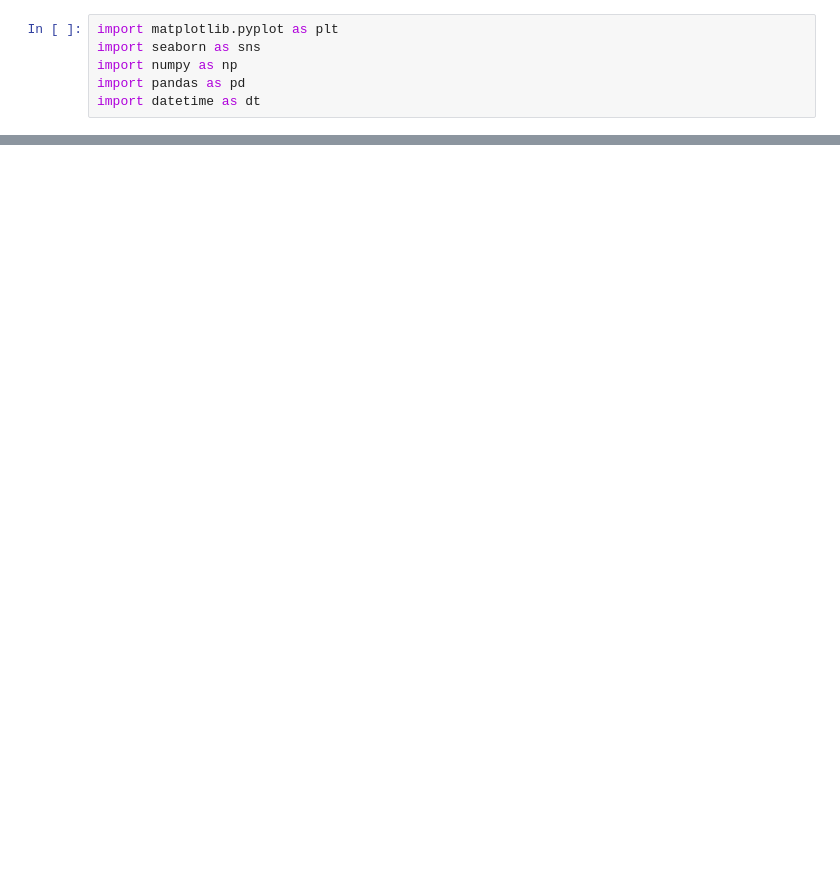
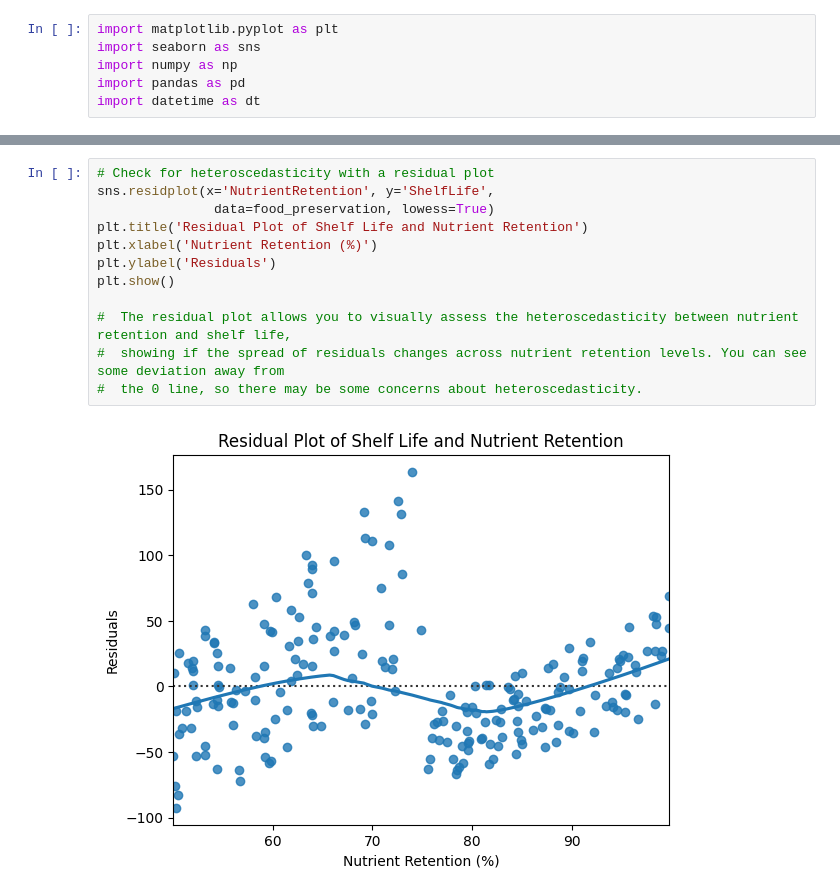
Before and after one commit to Rohanrathod7/my-ds-labs, a Jupyter notebook: 30_Experimental_Design_in_Python/04_Advanced_Insights_from_Experimental_Complexity.ipynb, the cells around one changed output, grey strips where cells are left out. Drawn from its saved outputs; the diff is of its cells as text; blank space fills up the shorter version.

```diff
--- a/30_Experimental_Design_in_Python/04_Advanced_Insights_from_Experimental_Complexity.ipynb
+++ b/30_Experimental_Design_in_Python/04_Advanced_Insights_from_Experimental_Complexity.ipynb
@@ -270,0 +134,14 @@ Kruskal  shipment_mode      2  125.096618  6.848799e-28
+# %%
+# Check for heteroscedasticity with a residual plot
+sns.residplot(x='NutrientRetention', y='ShelfLife',
+               data=food_preservation, lowess=True)
+plt.title('Residual Plot of Shelf Life and Nutrient Retention')
+plt.xlabel('Nutrient Retention (%)')
+plt.ylabel('Residuals')
+plt.show()
+
+#  The residual plot allows you to visually assess the heteroscedasticity between nutrient retention and shelf life,
+#  showing if the spread of residuals changes across nutrient retention levels. You can see some deviation away from
+#  the 0 line, so there may be some concerns about heteroscedasticity.
+# %% [output]
+[figure, added]
```
Also changed, not shown: parts of 32 cells of this notebook.
